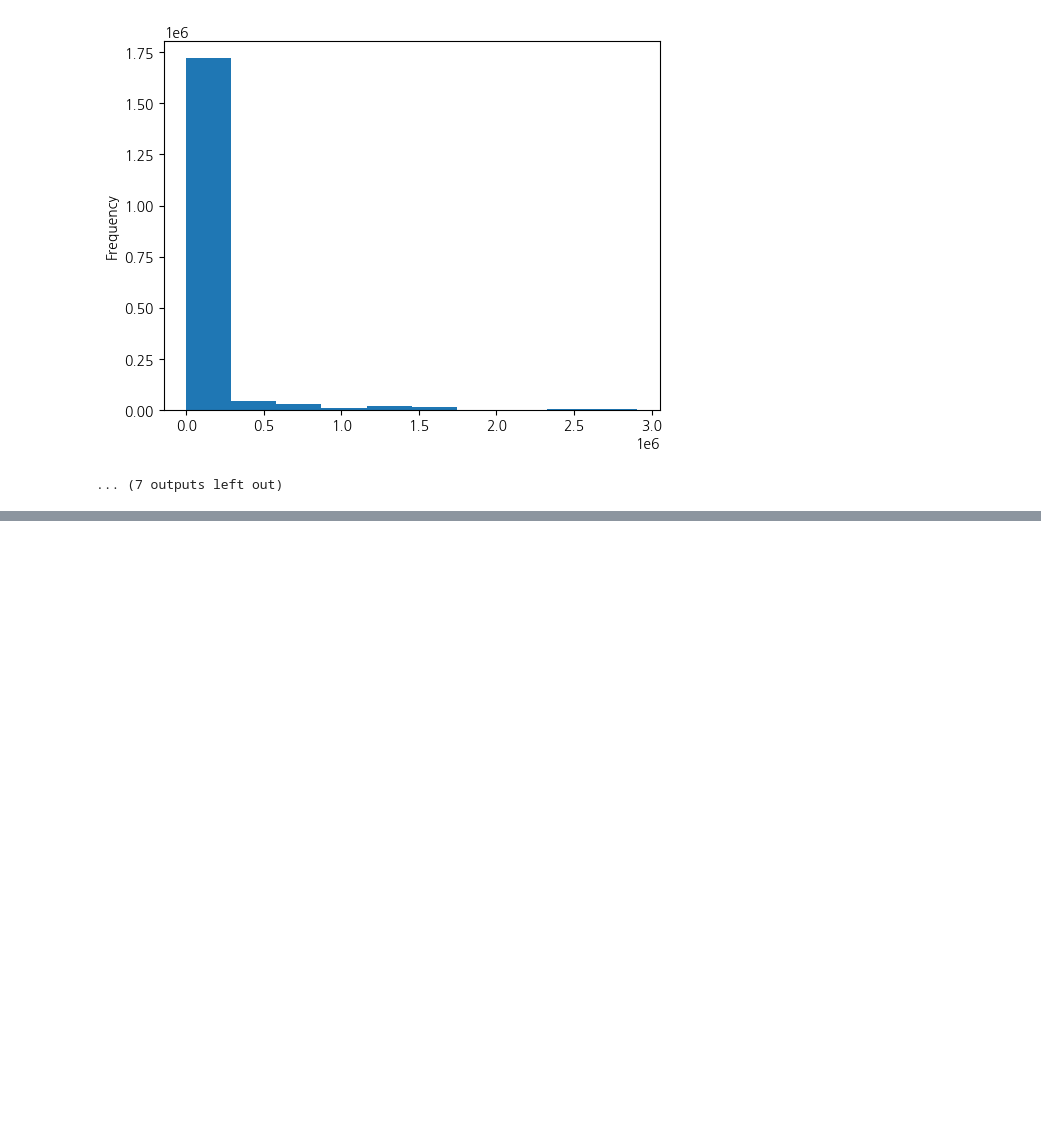
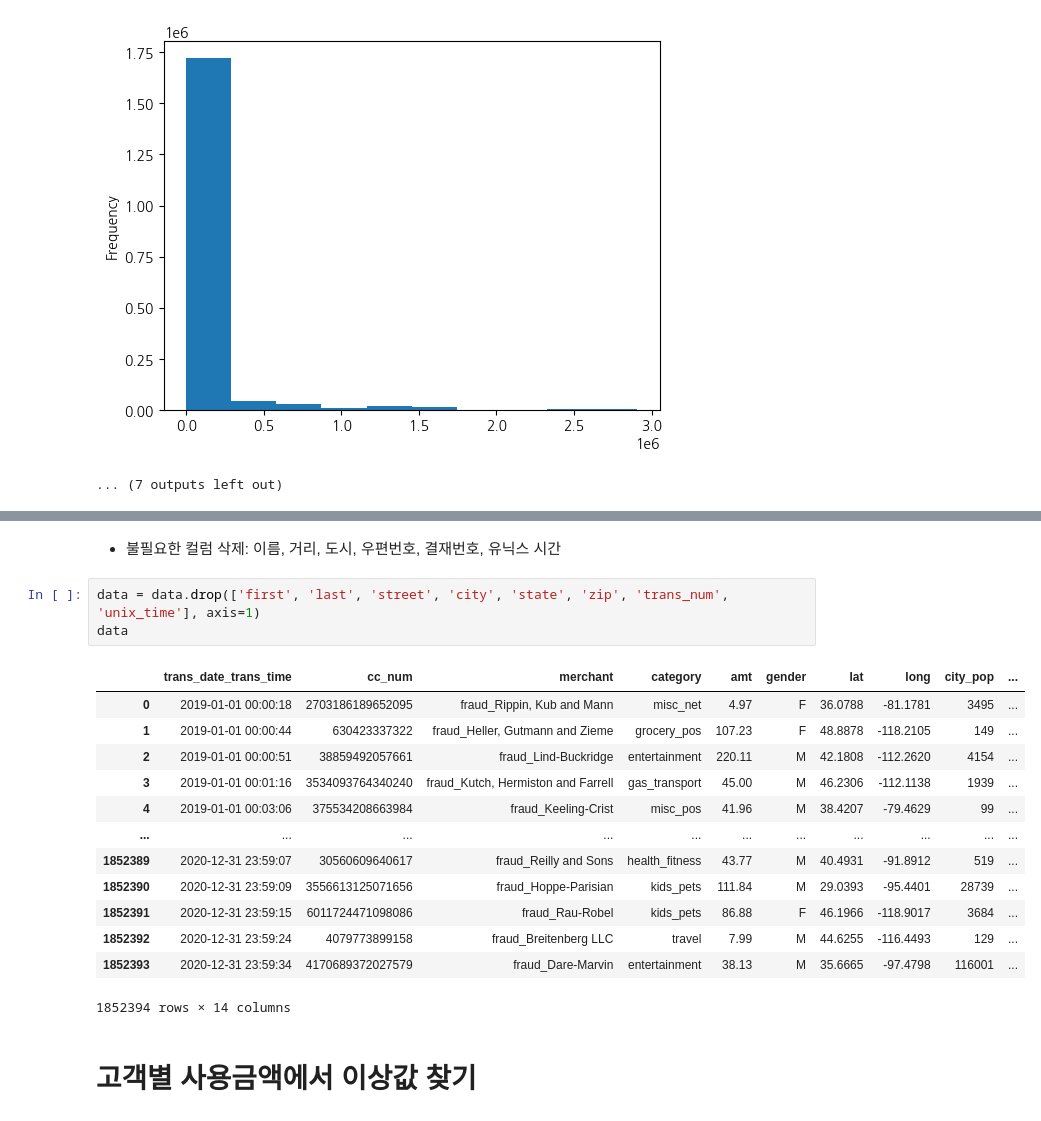
Before and after one commit to haram4th/finech, a Jupyter notebook: 05machine_learning/11지도학습_분류분석_신용카드사기탐지_모델만들기-풀이.ipynb, the cells around one changed output, grey strips where cells are left out. Saved outputs shown, nothing was run; the diff lists cells and outputs as text; blank space fills up the shorter version.

```diff
--- a/05machine_learning/11지도학습_분류분석_신용카드사기탐지_모델만들기-풀이.ipynb
+++ b/05machine_learning/11지도학습_분류분석_신용카드사기탐지_모델만들기-풀이.ipynb
@@ -224,0 +319,22 @@ Name: count, Length: 891, dtype: int64
+# %% [markdown]
+* 불필요한 컬럼 삭제:
+이름, 거리, 도시, 우편번호, 결재번호, 유닉스 시간
+# %%
+data = data.drop(['first', 'last', 'street', 'city', 'state', 'zip', 'trans_num', 'unix_time'], axis=1)
+data
+# %% [output]
+|  | trans_date_trans_time | cc_num | merchant | category | amt | gender | lat | long | city_pop | ... |
+| 0 | 2019-01-01 00:00:18 | 2703186189652095 | fraud_Rippin, Kub and Mann | misc_net | 4.97 | F | 36.0788 | -81.1781 | 3495 | ... |
+| 1 | 2019-01-01 00:00:44 | 630423337322 | fraud_Heller, Gutmann and Zieme | grocery_pos | 107.23 | F | 48.8878 | -118.2105 | 149 | ... |
+| 2 | 2019-01-01 00:00:51 | 38859492057661 | fraud_Lind-Buckridge | entertainment | 220.11 | M | 42.1808 | -112.2620 | 4154 | ... |
+| 3 | 2019-01-01 00:01:16 | 3534093764340240 | fraud_Kutch, Hermiston and Farrell | gas_transport | 45.00 | M | 46.2306 | -112.1138 | 1939 | ... |
+| 4 | 2019-01-01 00:03:06 | 375534208663984 | fraud_Keeling-Crist | misc_pos | 41.96 | M | 38.4207 | -79.4629 | 99 | ... |
+| ... | ... | ... | ... | ... | ... | ... | ... | ... | ... | ... |
+| 1852389 | 2020-12-31 23:59:07 | 30560609640617 | fraud_Reilly and Sons | health_fitness | 43.77 | M | 40.4931 | -91.8912 | 519 | ... |
+| 1852390 | 2020-12-31 23:59:09 | 3556613125071656 | fraud_Hoppe-Parisian | kids_pets | 111.84 | M | 29.0393 | -95.4401 | 28739 | ... |
+| 1852391 | 2020-12-31 23:59:15 | 6011724471098086 | fraud_Rau-Robel | kids_pets | 86.88 | F | 46.1966 | -118.9017 | 3684 | ... |
+| 1852392 | 2020-12-31 23:59:24 | 4079773899158 | fraud_Breitenberg LLC | travel | 7.99 | M | 44.6255 | -116.4493 | 129 | ... |
+| 1852393 | 2020-12-31 23:59:34 | 4170689372027579 | fraud_Dare-Marvin | entertainment | 38.13 | M | 35.6665 | -97.4798 | 116001 | ... |
+1852394 rows × 14 columns
+# %% [markdown]
+# 고객별 사용금액에서 이상값 찾기
```
Also changed, not shown: parts of 73 cells of this notebook, 3 other files.
